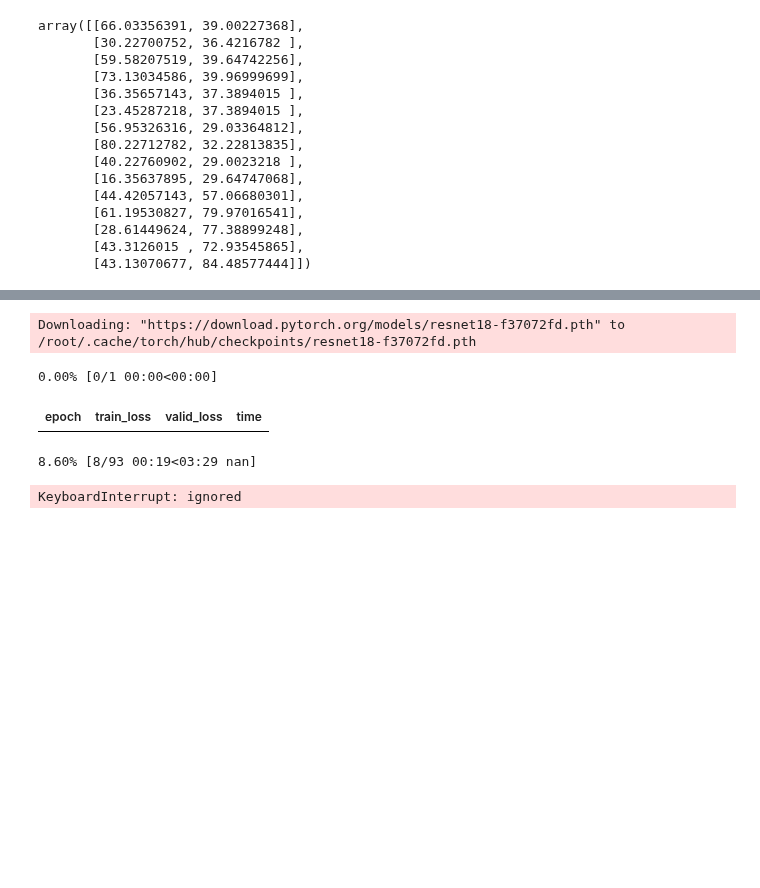
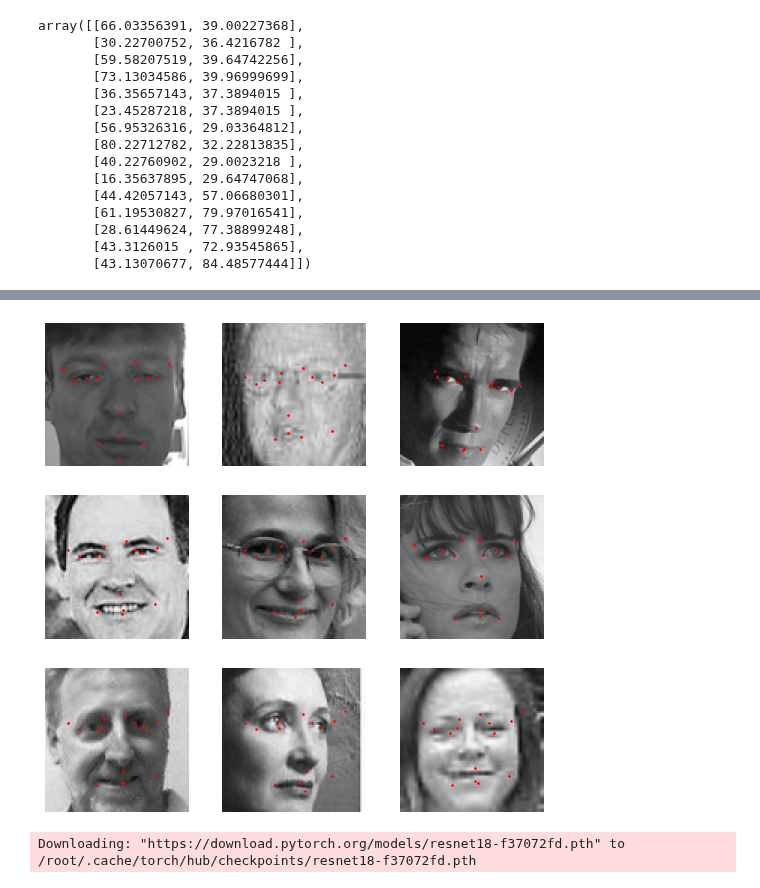
Before and after one commit to Aravinda89/fastai_bootcamp, a Jupyter notebook: FKey.ipynb, the cells around one changed output, grey strips where cells are left out. Drawn from its saved outputs; the diff is of its cells as text; code cells hidden in the pictures; blank space fills up the shorter version.

```diff
--- a/FKey.ipynb
+++ b/FKey.ipynb
@@ -272,11 +289,8 @@ dls.show_batch()
+# %%
+dls.valid.show_batch()
+# %% [output]
+[figure, added]
 # %%
 learn = cnn_learner(dls, resnet18)
 # %% [output]
 Downloading: "https://download.pytorch.org/models/resnet18-f37072fd.pth" to /root/.cache/torch/hub/checkpoints/resnet18-f37072fd.pth
-# %%
-learn.fine_tune(1)
-# %% [output]
-0.00% [0/1 00:00<00:00]
-| epoch | train_loss | valid_loss | time |
-8.60% [8/93 00:19<03:29 nan]
-KeyboardInterrupt: ignored
```
Also changed, not shown: parts of 9 cells of this notebook.
